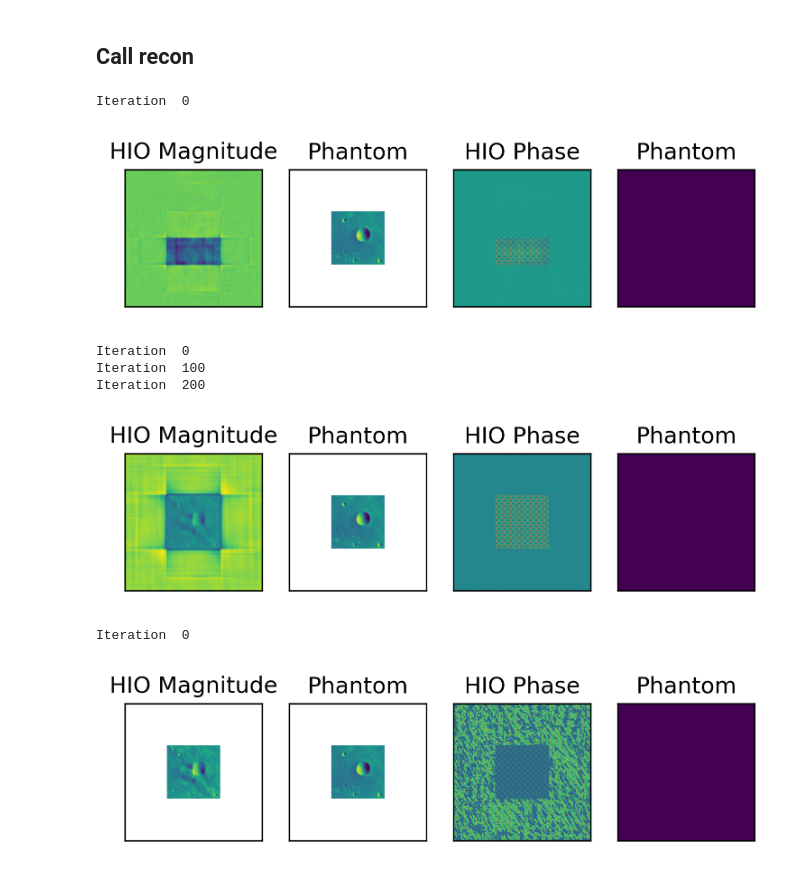
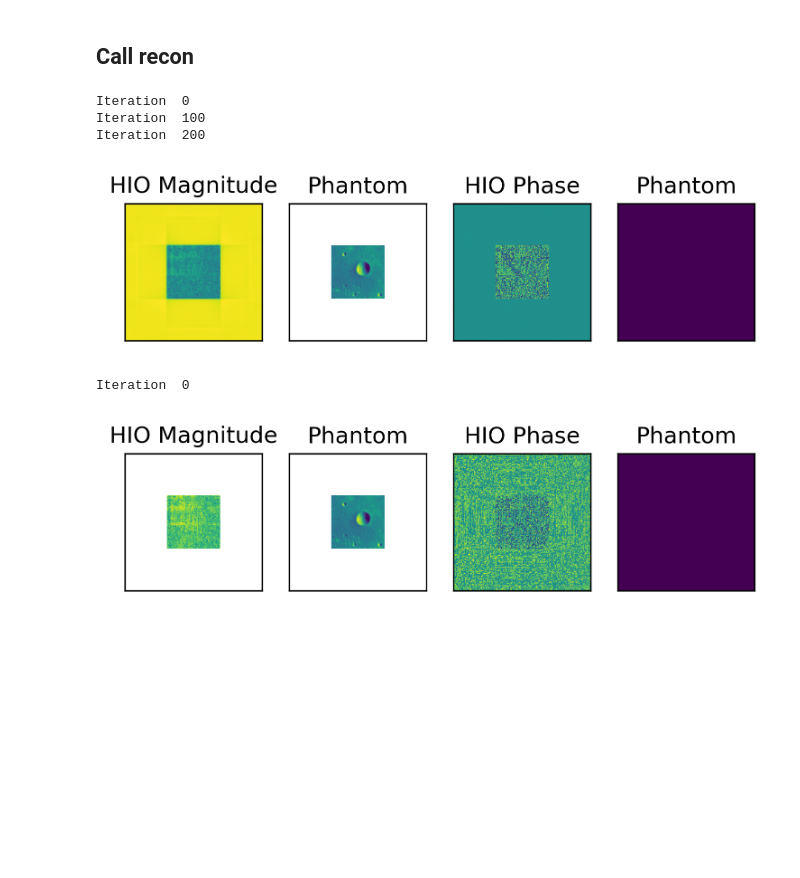
Before and after one commit to cnpem/ssc-cdi, a Jupyter notebook: sscCdi/caterete/PWCDI/PWCDI_slit2.ipynb, the cells around one changed output. Saved outputs shown, nothing was run; the diff lists cells and outputs as text; code cells hidden in the pictures; blank space fills up the shorter version.

```diff
--- a/sscCdi/caterete/PWCDI/PWCDI_slit2.ipynb
+++ b/sscCdi/caterete/PWCDI/PWCDI_slit2.ipynb
@@ -454,11 +460,10 @@ plt.show(), plt.close()
 ## Call recon
 # %%
 import cupy as cp
-initial_guess = np.ones_like(support)
 
-iterations1=30
-iterations2=300
-iterations3=100
+iterations1 = 30
+iterations2 = 300
+iterations3 = 100
 
 def plot(recon,phantom):
     fig, ax = plt.subplots(1,4,dpi=300)
@@ -468,6 +473,9 @@ def plot(recon,phantom):
     ax[3].imshow(np.angle(phantom)), ax[3].set_title("Phantom")
     for axis in ax.ravel(): axis.set_xticks([]), axis.set_yticks([])
     plt.show()
+
+initial_guess = np.ones_like(support)
+recon = initial_guess
 
 if 1: # benchmark
     primary_inputs = {  "support": cp.asarray(support),
@@ -480,9 +488,9 @@ if 1: # benchmark
                         "modulator": np.ones_like(support)
                       }
 
-    primary_inputs["support"] = cp.asarray(half_support)
-    recon = np.squeeze(pwCDI("HIO",iterations1,DP,initial_guess,primary_inputs,shrinkwrap=False))
-    plot(recon,phantom)
+    # primary_inputs["support"] = cp.asarray(half_support)
+    # recon = np.squeeze(pwCDI("HIO",iterations1,DP,recon,primary_inputs,shrinkwrap=False))
+    # plot(recon,phantom)
 
     primary_inputs["support"] = cp.asarray(support)
     recon = np.squeeze(pwCDI("HIO",iterations2,DP,recon,primary_inputs,shrinkwrap=False))
@@ -511,36 +519,34 @@ elif 0: # modulator after sample
     recon = np.squeeze(pwCDI("CMI",iterations2,DP,initial_guess,primary_inputs,shrinkwrap=False))
     plot(recon,phantom)
 
 
 else: # modulator before sample
     primary_inputs = {  "support": support,
                         "distance": -distance_pinhole,
                         "energy": energy,
                         "pixel_size": object_pixel_size,
                         "beta": 0.9,
                         "regularization_obj": 0.9,
                         "regularization_probe":0.1,
                         "modulator": pinhole,#np.ones_like(support),
                       }
 
     primary_inputs["support"] = cp.asarray(half_support)
     recon = np.squeeze(pwCDI("CMI",iterations1,DP,initial_guess,primary_inputs,shrinkwrap=False))
     plot(recon,phantom)
 
     primary_inputs["support"] = cp.asarray(support)
     # primary_inputs["beta"] = 0
     recon = np.squeeze(pwCDI("CMI",iterations2,DP,recon,primary_inputs,shrinkwrap=False))
     plot(recon,phantom)
 
     primary_inputs["beta"] = 0
     recon = np.squeeze(pwCDI("CMI",iterations3,DP,recon,primary_inputs,shrinkwrap=False))
     plot(recon,phantom)
 # %% [output]
 Iteration  0
+Iteration  100
+Iteration  200
-[figure, old version]
+[figure, new version]
 Iteration  0
-Iteration  100
-Iteration  200
-[figure, old version]
+[figure, new version]
-Iteration  0
-[figure, removed]
```
Also changed, not shown: parts of 2 cells of this notebook.
